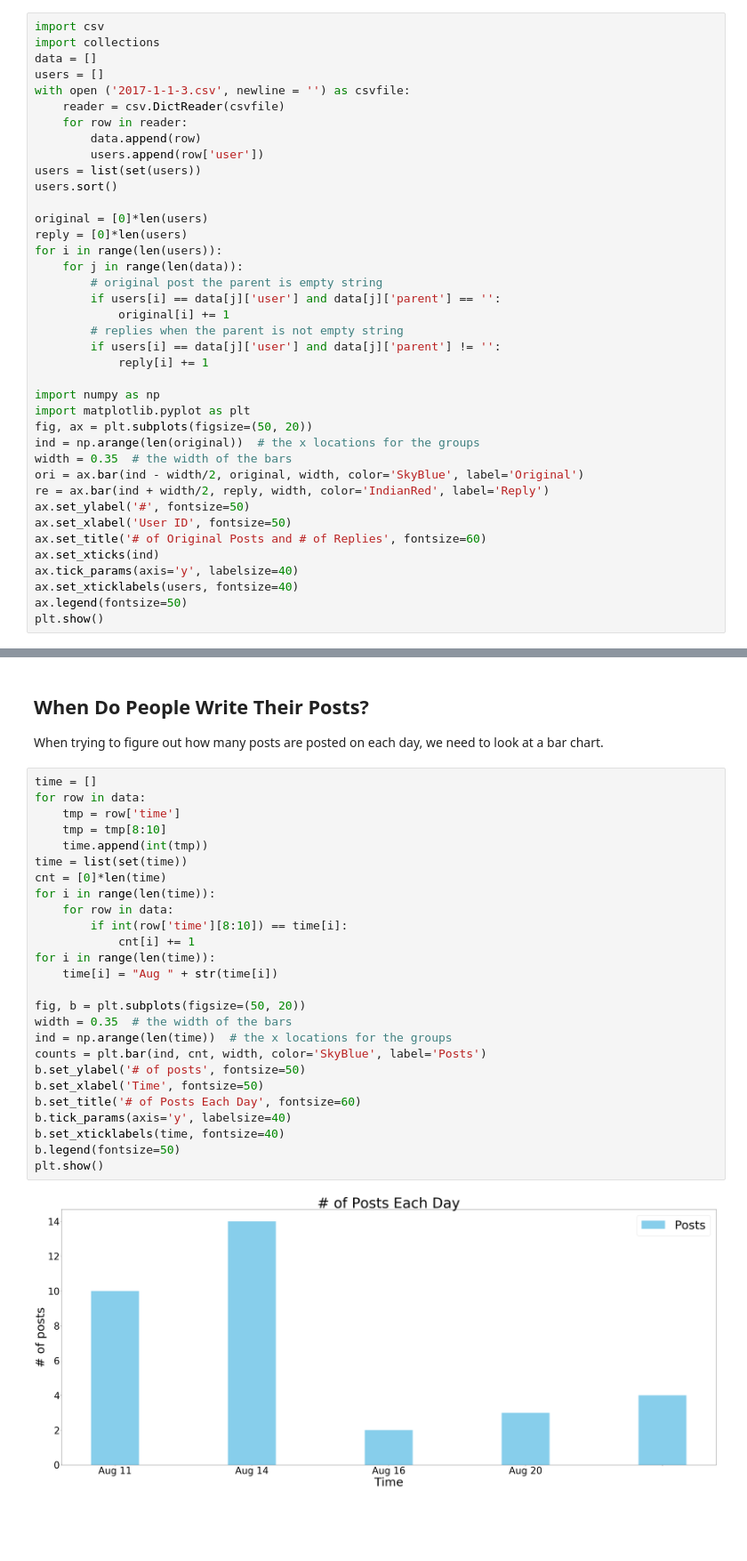
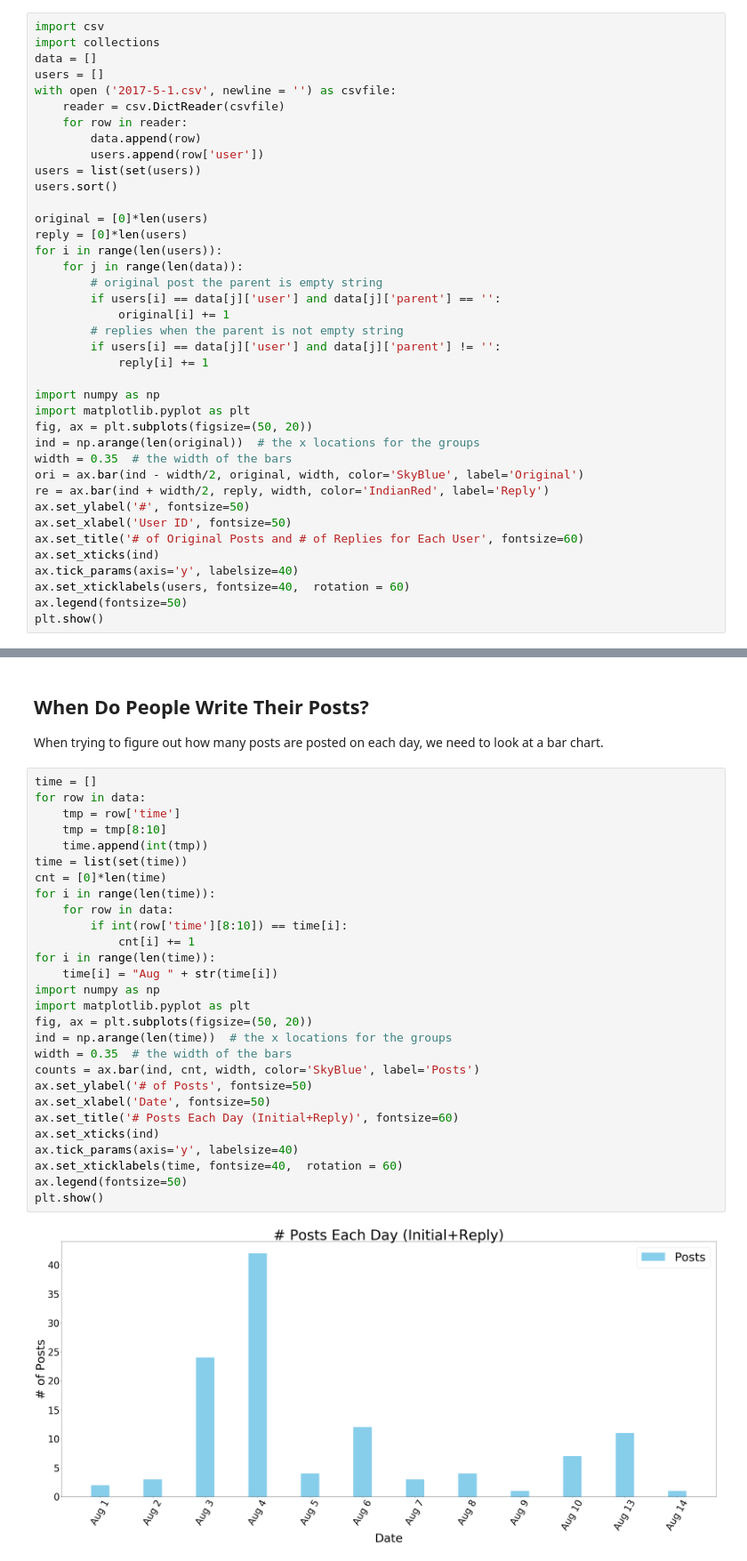
Before and after one commit to zetongqi/Data-Visualization, a Jupyter notebook: Design Challenge.ipynb, the cells around one changed output, grey strips where cells are left out. Shown at 89% size. Saved outputs shown, nothing was run; the diff lists cells and outputs as text; blank space fills up the shorter version.

```diff
--- a/Design Challenge.ipynb
+++ b/Design Challenge.ipynb
@@ -6,7 +6,7 @@ import csv
 import collections
 data = []
 users = []
-with open ('2017-1-1-3.csv', newline = '') as csvfile:
+with open ('2017-5-1.csv', newline = '') as csvfile:
     reader = csv.DictReader(csvfile)
     for row in reader:
         data.append(row)
@@ -34,10 +34,10 @@ ori = ax.bar(ind - width/2, original, width, color='SkyBlue', label='Original')
 re = ax.bar(ind + width/2, reply, width, color='IndianRed', label='Reply')
 ax.set_ylabel('#', fontsize=50)
 ax.set_xlabel('User ID', fontsize=50)
-ax.set_title('# of Original Posts and # of Replies', fontsize=60)
+ax.set_title('# of Original Posts and # of Replies for Each User', fontsize=60)
 ax.set_xticks(ind)
 ax.tick_params(axis='y', labelsize=40)
-ax.set_xticklabels(users, fontsize=40)
+ax.set_xticklabels(users, fontsize=40,  rotation = 60)
 ax.legend(fontsize=50)
 plt.show()
 # %% [output]
@@ -75,28 +75,30 @@ When trying to figure out how many posts are posted on each day, we need to look
 # %%
 time = []
 for row in data:
     tmp = row['time']
     tmp = tmp[8:10]
     time.append(int(tmp))
 time = list(set(time))
 cnt = [0]*len(time)
 for i in range(len(time)):
     for row in data:
         if int(row['time'][8:10]) == time[i]:
             cnt[i] += 1
 for i in range(len(time)):
     time[i] = "Aug " + str(time[i])
-
-fig, b = plt.subplots(figsize=(50, 20))
+import numpy as np
+import matplotlib.pyplot as plt
+fig, ax = plt.subplots(figsize=(50, 20))
+ind = np.arange(len(time))  # the x locations for the groups
 width = 0.35  # the width of the bars
-ind = np.arange(len(time))  # the x locations for the groups
-counts = plt.bar(ind, cnt, width, color='SkyBlue', label='Posts')
-b.set_ylabel('# of posts', fontsize=50)
-b.set_xlabel('Time', fontsize=50)
-b.set_title('# of Posts Each Day', fontsize=60)
-b.tick_params(axis='y', labelsize=40)
-b.set_xticklabels(time, fontsize=40)
-b.legend(fontsize=50)
+counts = ax.bar(ind, cnt, width, color='SkyBlue', label='Posts')
+ax.set_ylabel('# of Posts', fontsize=50)
+ax.set_xlabel('Date', fontsize=50)
+ax.set_title('# Posts Each Day (Initial+Reply)', fontsize=60)
+ax.set_xticks(ind)
+ax.tick_params(axis='y', labelsize=40)
+ax.set_xticklabels(time, fontsize=40,  rotation = 60)
+ax.legend(fontsize=50)
 plt.show()
 # %% [output]
-[figure, old version]
+[figure, new version]
```
Also changed, not shown: parts of 3 cells of this notebook.
